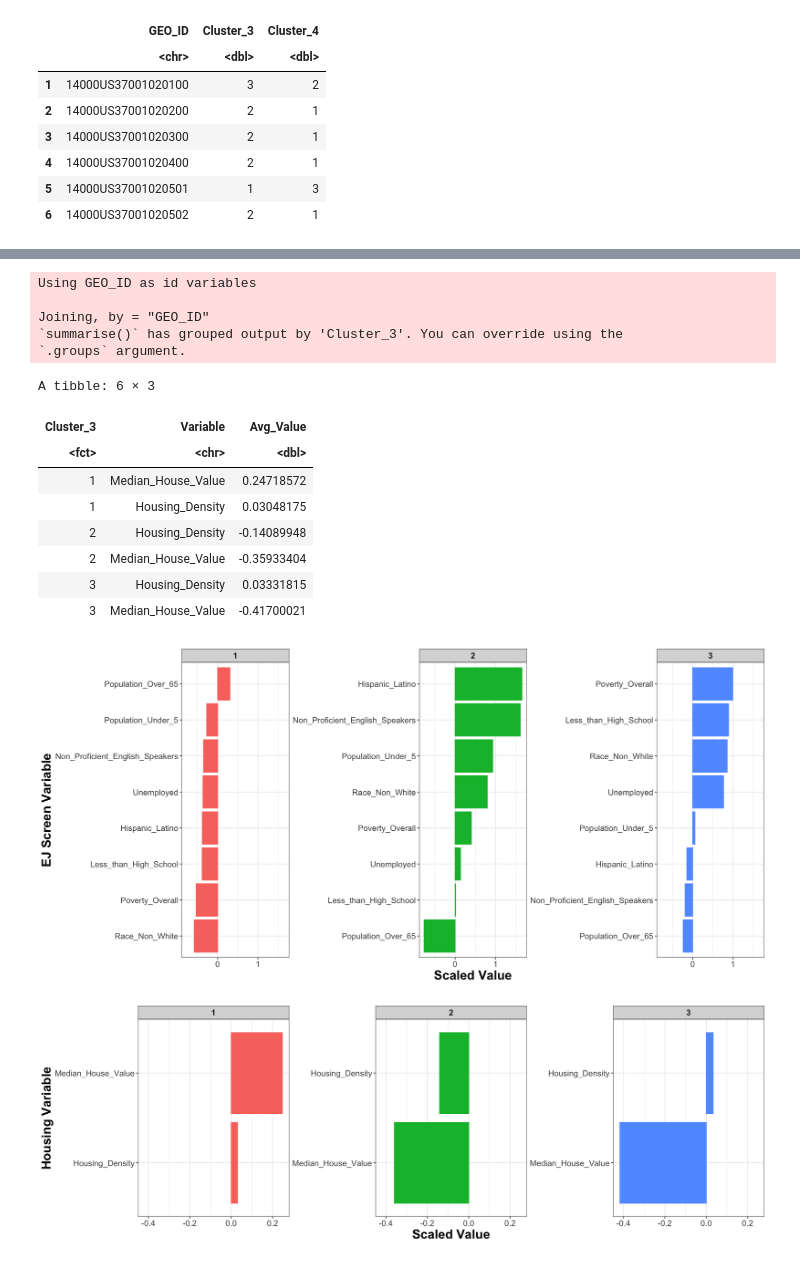
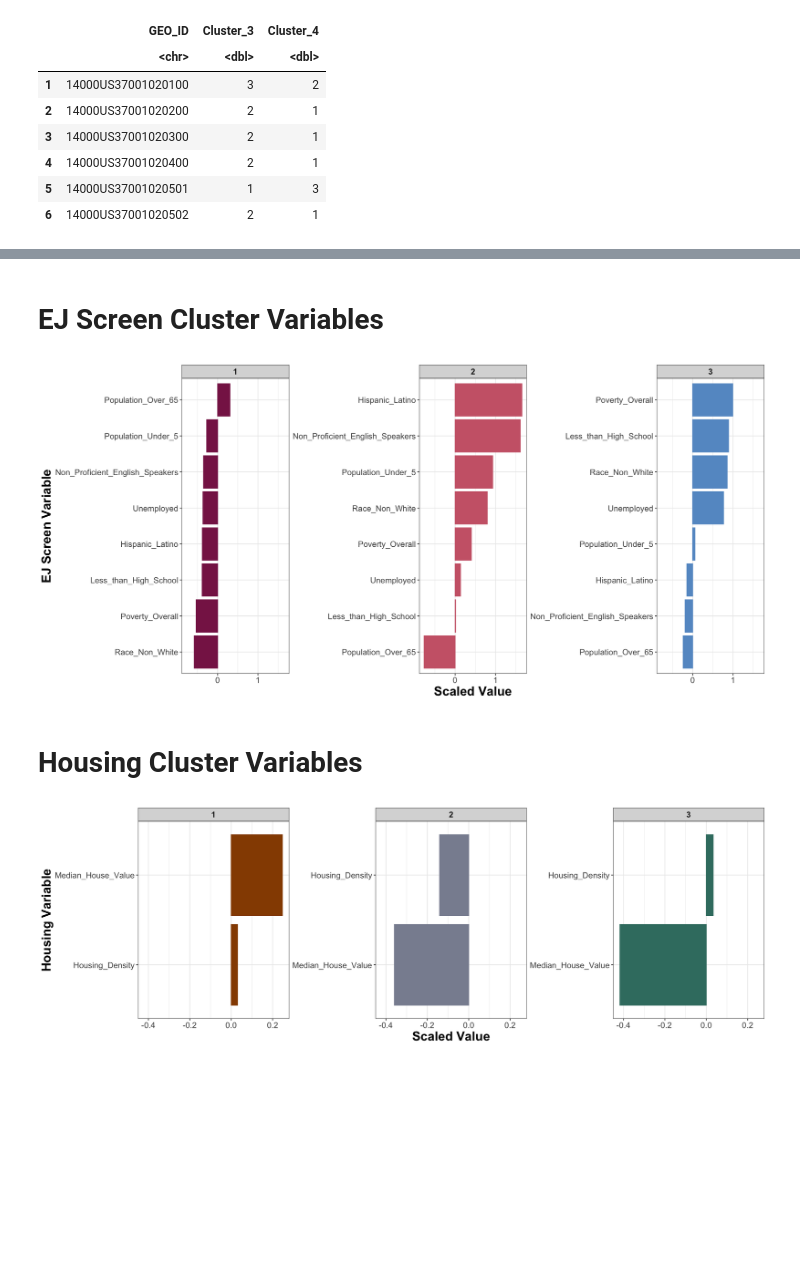
Before and after one commit to UNC-CEMALB/ENVIROSCAN, a Jupyter notebook: Cluster Variable Averages.ipynb, the cells around one changed output, grey strips where cells are left out. Saved outputs shown, nothing was run; the diff lists cells and outputs as text; code cells hidden in the pictures; blank space fills up the shorter version.

```diff
--- a/Cluster Variable Averages.ipynb
+++ b/Cluster Variable Averages.ipynb
@@ -83,38 +104,14 @@ A tibble: 6 × 3
 | 1 | Unemployed | -0.3635031 |
 | 1 | Hispanic_Latino | -0.3789516 |
 | 1 | Less_than_High_School | -0.3838343 |
-# %%
-# combining each into 1 df
-housing_df = inner_join(melt(scaled_housing_df, variable.name = "Variable", value.name = "Value"),
-                         ej_screen_geo_id_clusters) %>%
-    # averaging values for each variable within each cluster
-    group_by(Cluster_3, Variable) %>%
-    summarize(Avg_Value = mean(Value)) %>%
-    # lastly arranging variables from highest to lowest within each cluster
-    arrange(-Avg_Value, .by_group = TRUE) %>%
-    ungroup()
-
-housing_df$Variable = as.character(housing_df$Variable)
-housing_df$Cluster_3 = factor(housing_df$Cluster_3)
-
-head(housing_df)
-# %% [output]
-Using GEO_ID as id variables
-
-Joining, by = "GEO_ID"
-`summarise()` has grouped output by 'Cluster_3'. You can override using the
-`.groups` argument.
-A tibble: 6 × 3
-| Cluster_3 | Variable | Avg_Value |
-| <fct> | <chr> | <dbl> |
-| 1 | Median_House_Value | 0.24718572 |
-| 1 | Housing_Density | 0.03048175 |
-| 2 | Housing_Density | -0.14089948 |
-| 2 | Median_House_Value | -0.35933404 |
-| 3 | Housing_Density | 0.03331815 |
-| 3 | Median_House_Value | -0.41700021 |
+# %% [markdown]
+# EJ Screen Cluster Variables
 # %%
 options(repr.plot.width = 15, repr.plot.height = 7) #changing size
+
+# getting color palette
+prism_colors = carto_pal(12, "Safe")
+
 ggplot(data = ejscreen_df) +
   geom_col(aes(x = Avg_Value, y = reorder_within(Variable, Avg_Value, Cluster_3), color = Cluster_3,
                fill = Cluster_3)) +
@@ -128,24 +125,35 @@ ggplot(data = ejscreen_df) +
         strip.text = element_text(size = 12, face = "bold"), #changing facet wrap text
         legend.position = "none") + #removing legend
 
+  scale_color_manual(values = prism_colors[c(9,2,11)]) +
+  scale_fill_manual(values = prism_colors[c(9,2,11)]) +
+
   labs(y = 'EJ Screen Variable', x = "Scaled Value")
 # %% [output]
-[figure, old version]
+[figure, new version]
+# %% [markdown]
+# Housing Cluster Variables
 # %%
 options(repr.plot.width = 15, repr.plot.height = 5) #changing size
+
+# getting color palette
+peru_palette = MetPalettes$Kandinsky[[1]]
+
 ggplot(data = housing_df) +
   geom_col(aes(x = Avg_Value, y = reorder_within(Variable, Avg_Value, Cluster_3), color = Cluster_3,
                fill = Cluster_3)) +
-  # for some reason this cleans up the variables names
-  scale_y_reordered() +
+  scale_y_reordered() + # for some reason this cleans up the variables names
 
   facet_wrap(~Cluster_3, scales = 'free_y') +
   theme_bw() + #changing theme
   theme(axis.text = element_text(size = 12), #changing size of x axis labels
         axis.title = element_text(face = "bold", size = rel(1.7)), #changes axis titles
         strip.text = element_text(size = 12, face = "bold"), #changing facet wrap text
         legend.position = "none") + #removing legend
 
+  scale_color_manual(values = c("#964B00", peru_palette[c(3,1)])) +
+  scale_fill_manual(values = c("#964B00", peru_palette[c(3,1)])) +
+
   labs(y = 'Housing Variable', x = "Scaled Value")
 # %% [output]
-[figure, old version]
+[figure, new version]
```
Also changed, not shown: parts of 3 cells of this notebook.
